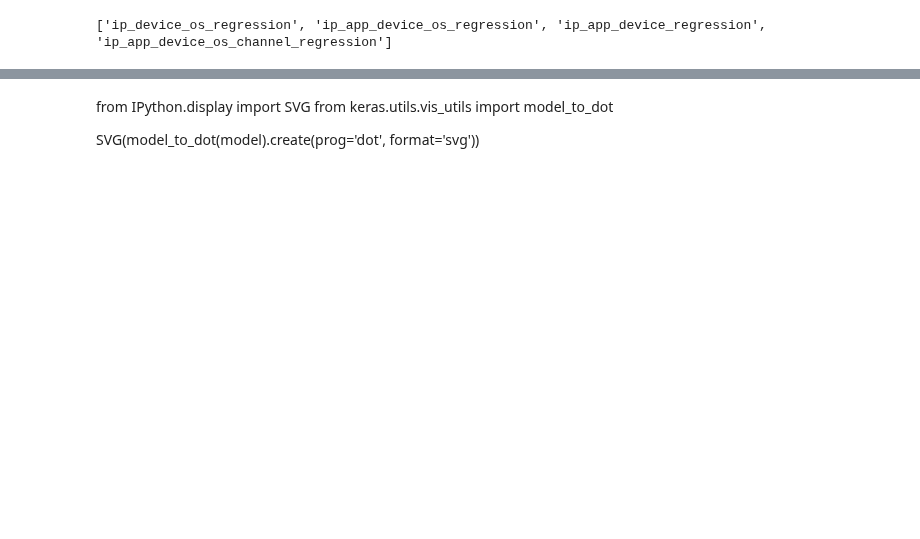
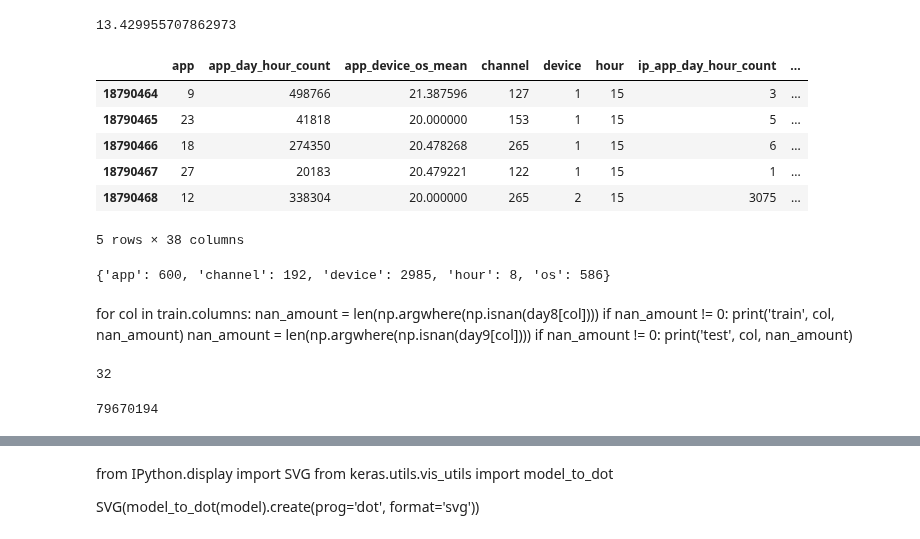
Before and after one commit to wluo-personal/Kaggle, a Jupyter notebook: talkingdata/sc/NN.ipynb, the cells around one changed output, grey strips where cells are left out. Cells and saved outputs as stored; diff of their text form; code cells hidden in the pictures; blank space fills up the shorter version.

Commit message:
NN model done

```diff
--- a/talkingdata/sc/NN.ipynb
+++ b/talkingdata/sc/NN.ipynb
@@ -48,11 +48,16 @@ dtypes = {
 # %%
 load_path = '/home/kai/data/kaggle/talkingdata/wl/data/equalhour/'
 file_format = '{}_equalhour_supplementV1.csv'
-
+# ALL_features_supplementV3_feature42.csv
+# test_features_supplementV3_feature42.csv
 
 #day7 = pd.read_csv(load_path+file_format.format('day7'),dtype=dtypes)
 #print('load day7 done!')
 day9 = pd.read_csv(load_path+file_format.format('day9'),dtype=dtypes)
 print('load day9 done!')
+day8 = pd.read_csv(load_path+file_format.format('day8'),dtype=dtypes)
+print('load day8 done!')
 day7 = pd.read_csv(load_path+file_format.format('day7'),dtype=dtypes)
 print('load day7 done!')
+day10_test = pd.read_csv(load_path+file_format.format('test'),dtype=dtypes)
+print('load day10_test done!')
@@ -60,0 +93,11 @@ day8.shape, day9.shape
+# %%
+train_df = day9.append(day8)
+train_df = train_df.append(day7)
+train_df = train_df.append(day10_test)
+
+del day9, day8, day7, day10_test; gc.collect()
+# %%
+drop_cols = [col for col in train_df.columns if 'countself' in col or 'regression' in col]
+print(drop_cols)
+
+train_df.drop(drop_cols, axis=1, inplace=True)
@@ -60,0 +106,7 @@ day8.shape, day9.shape
+# %%
+mean_cols = [col for col in train_df.columns if '_mean' in col]
+
+print(mean_cols)
+
+for col in mean_cols:
+    train_df[col] = train_df[col].apply(lambda x: 1000*(x+0.02))
@@ -61,4 +138,6 @@ day8.shape, day9.shape
 # %%
 import sys
 # %%
-sys.getsizeof(day9)/1024**3
+sys.getsizeof(train_df)/1024**3
+# %% [output]
+13.429955707862973
@@ -71,5 +143,0 @@ day8.drop(drop_cols, axis=1, inplace=True)
-# %%
-drop_cols2 = [col for col in day9.columns if 'regression' in col]
-print(drop_cols2)
-# %% [output]
-['ip_device_os_regression', 'ip_app_device_os_regression', 'ip_app_device_regression', 'ip_app_device_os_channel_regression']
@@ -78,0 +144,10 @@ day8.drop(drop_cols2, axis=1, inplace=True)
+# %%
+train_df.tail()
+# %% [output]
+|  | app | app_day_hour_count | app_device_os_mean | channel | device | hour | ip_app_day_hour_count | ... |
+| 18790464 | 9 | 498766 | 21.387596 | 127 | 1 | 15 | 3 | ... |
+| 18790465 | 23 | 41818 | 20.000000 | 153 | 1 | 15 | 5 | ... |
+| 18790466 | 18 | 274350 | 20.478268 | 265 | 1 | 15 | 6 | ... |
+| 18790467 | 27 | 20183 | 20.479221 | 122 | 1 | 15 | 1 | ... |
+| 18790468 | 12 | 338304 | 20.000000 | 265 | 2 | 15 | 3075 | ... |
+5 rows × 38 columns
@@ -78,0 +163,12 @@ day8.drop(drop_cols2, axis=1, inplace=True)
+# %%
+max_dict
+# %% [output]
+{'app': 600, 'channel': 192, 'device': 2985, 'hour': 8, 'os': 586}
+# %% [markdown]
+for col in train.columns:
+    nan_amount = len(np.argwhere(np.isnan(day8[col])))
+    if nan_amount != 0:
+        print('train', col, nan_amount)
+    nan_amount = len(np.argwhere(np.isnan(day9[col])))
+    if nan_amount != 0:
+        print('test', col, nan_amount)
@@ -78,0 +177,8 @@ day8.drop(drop_cols2, axis=1, inplace=True)
+# %%
+len(number_features)
+# %% [output]
+32
+# %%
+len(train_df)
+# %% [output]
+79670194
```
Also changed, not shown: parts of 124 cells of this notebook, 1 other file.
